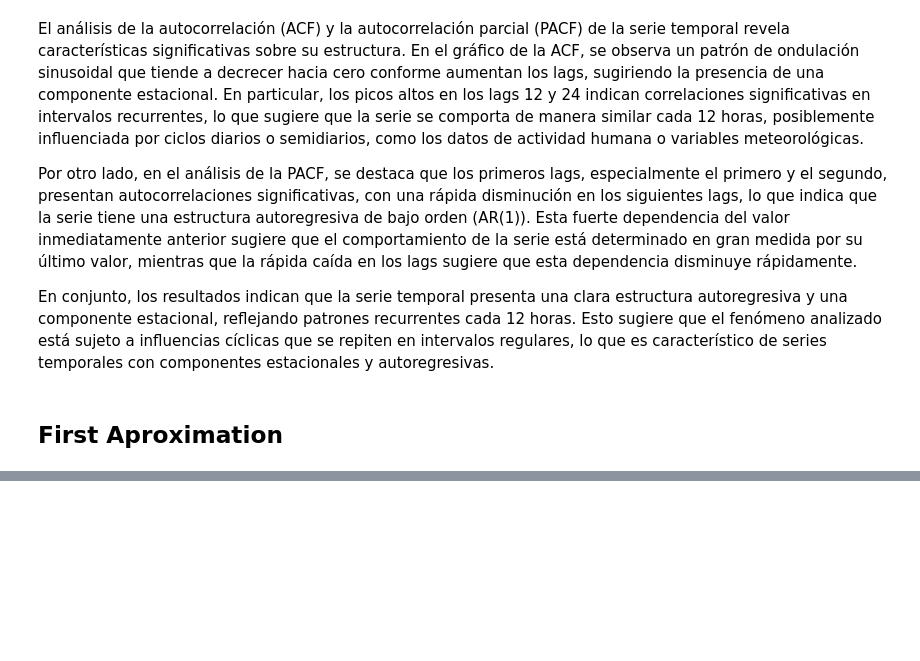
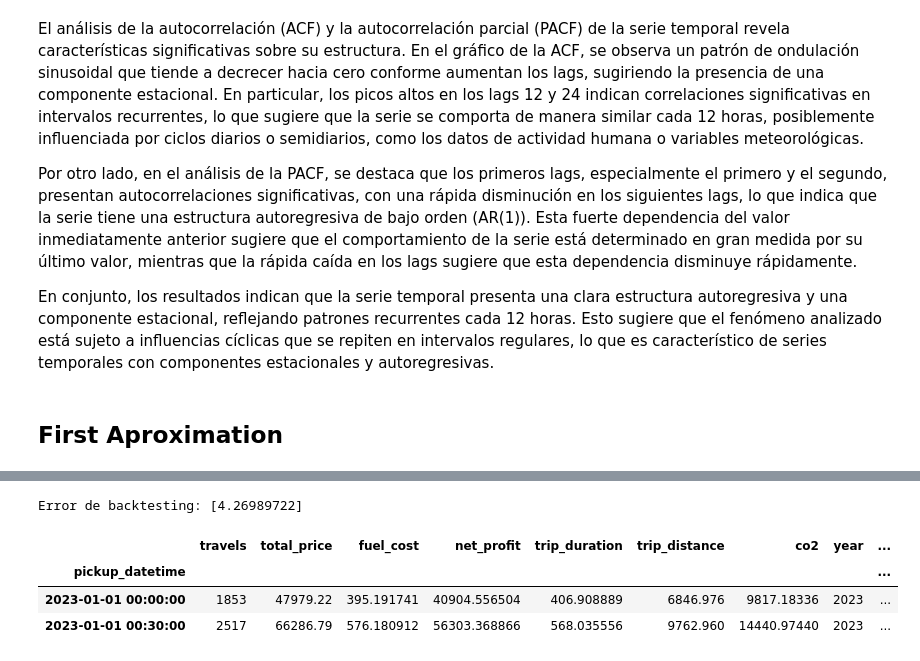
Before and after one commit to Pableren/Cab_Data_Cruise, a Jupyter notebook: Data_Science.ipynb, the cells around one changed output, grey strips where cells are left out. Drawn from its saved outputs; the diff is of its cells as text; code cells hidden in the pictures; blank space fills up the shorter version.

Commit message:
val data and train data test error

```diff
--- a/Data_Science.ipynb
+++ b/Data_Science.ipynb
@@ -180,0 +181,9 @@ from lightgbm import LGBMRegressor
+# %%
+df_hour.dropna(axis=0,inplace=True)
+df_hour_norm = normalize(df=df_hour)
+lags = [1, 12]
+forecaster = ForecasterAutoreg(regressor=LGBMRegressor(random_state=42, verbose=-1), lags=lags)
+# Dividir los datos en entrenamiento (80%) y validación (20%)
+train_size = int(len(df_hour_norm) * 0.8)
+train_data = df_hour_norm['travels'][:train_size]
+val_data = df_hour_norm['travels'][train_size:]
@@ -197,3 +254,27 @@ axes = plt.axes()
 sns.lineplot(data=predictions,ax=axes,x=predictions['date'],y='travels')
 sns.lineplot(data=df_hour,ax=axes,x=df_hour['pickup_datetime'][-50:],y='travels')
 plt.show()
+# %%
+# Definir el modelo
+lags = [1, 2]
+forecaster = ForecasterAutoreg(regressor=LGBMRegressor(random_state=42, verbose=-1), lags=lags)
+
+# Backtesting
+metric, predictions = backtesting_forecaster(
+    forecaster=forecaster,
+    y=df_hour_norm['travels'],
+    initial_train_size=int(len(df_hour) * 0.8),  # 80% para entrenamiento
+    steps=48,
+    metric='mean_squared_error'  # Puedes cambiar a 'mean_absolute_error' o 'mean_absolute_percentage_error' mean_squared_error
+)
+
+print(f'Error de backtesting: {metric}')
+# %% [output]
+Error de backtesting: [4.26989722]
+# %%
+df_hour.head(2)
+# %% [output]
+|  | travels | total_price | fuel_cost | net_profit | trip_duration | trip_distance | co2 | year | ... |
+| pickup_datetime |  |  |  |  |  |  |  |  | ... |
+| 2023-01-01 00:00:00 | 1853 | 47979.22 | 395.191741 | 40904.556504 | 406.908889 | 6846.976 | 9817.18336 | 2023 | ... |
+| 2023-01-01 00:30:00 | 2517 | 66286.79 | 576.180912 | 56303.368866 | 568.035556 | 9762.960 | 14440.97440 | 2023 | ... |
```
Also changed, not shown: parts of 11 cells of this notebook.
